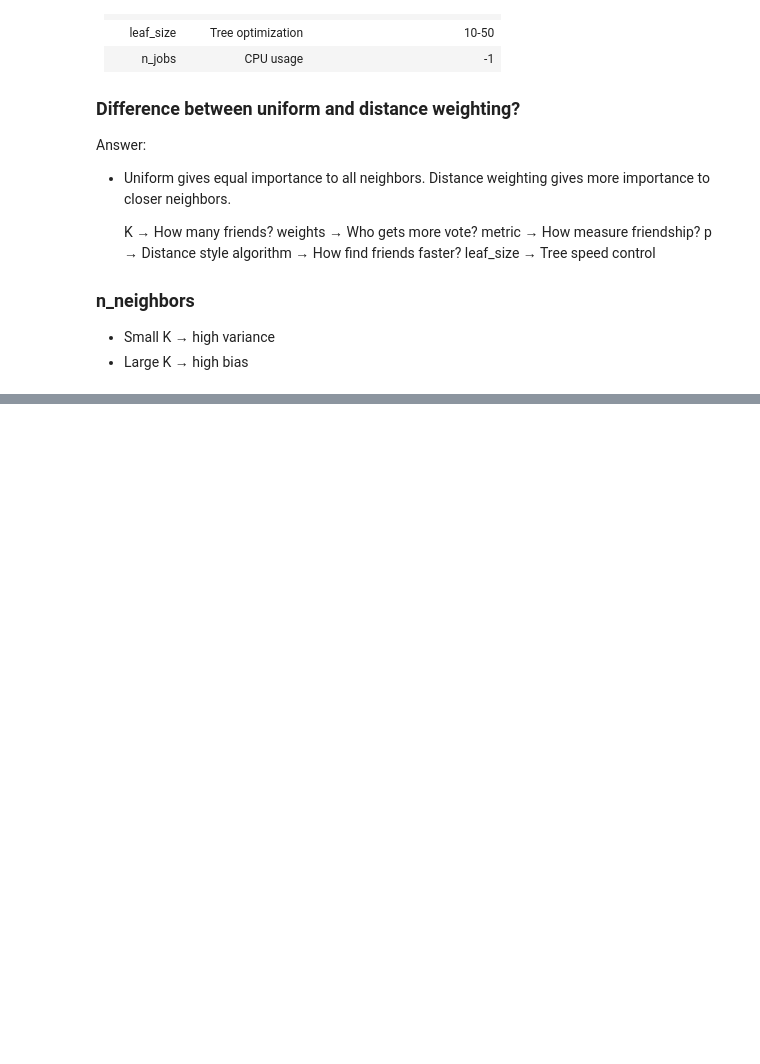
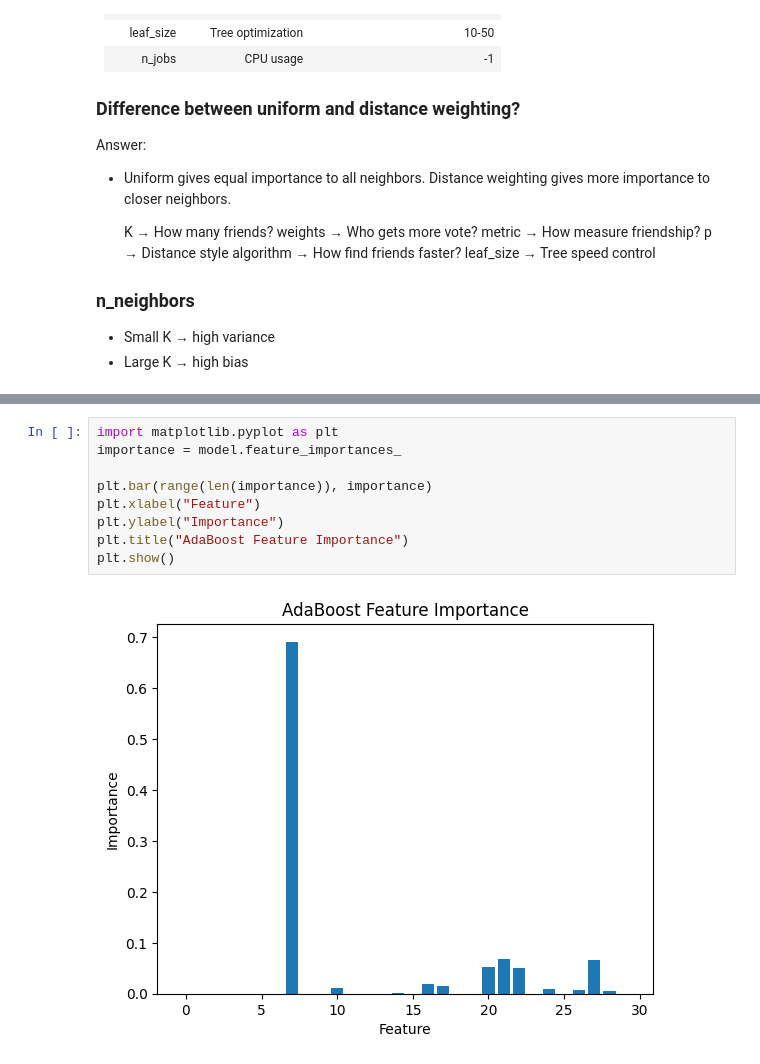
Before and after one commit to Ahmed2797/Interviews-Python-Basic-To-Advanced, a Jupyter notebook: Machine-Learning/interviews_question.ipynb, the cells around one changed output, grey strips where cells are left out. Drawn from its saved outputs; the diff is of its cells as text; blank space fills up the shorter version.

Commit message:
Boosting Algprithms

```diff
--- a/Machine-Learning/interviews_question.ipynb
+++ b/Machine-Learning/interviews_question.ipynb
@@ -937,0 +1053,11 @@ Answer:
+# %%
+import matplotlib.pyplot as plt
+importance = model.feature_importances_
+
+plt.bar(range(len(importance)), importance)
+plt.xlabel("Feature")
+plt.ylabel("Importance")
+plt.title("AdaBoost Feature Importance")
+plt.show()
+# %% [output]
+[figure, added]
```
Also changed, not shown: parts of 7 cells of this notebook, 1 other file.
